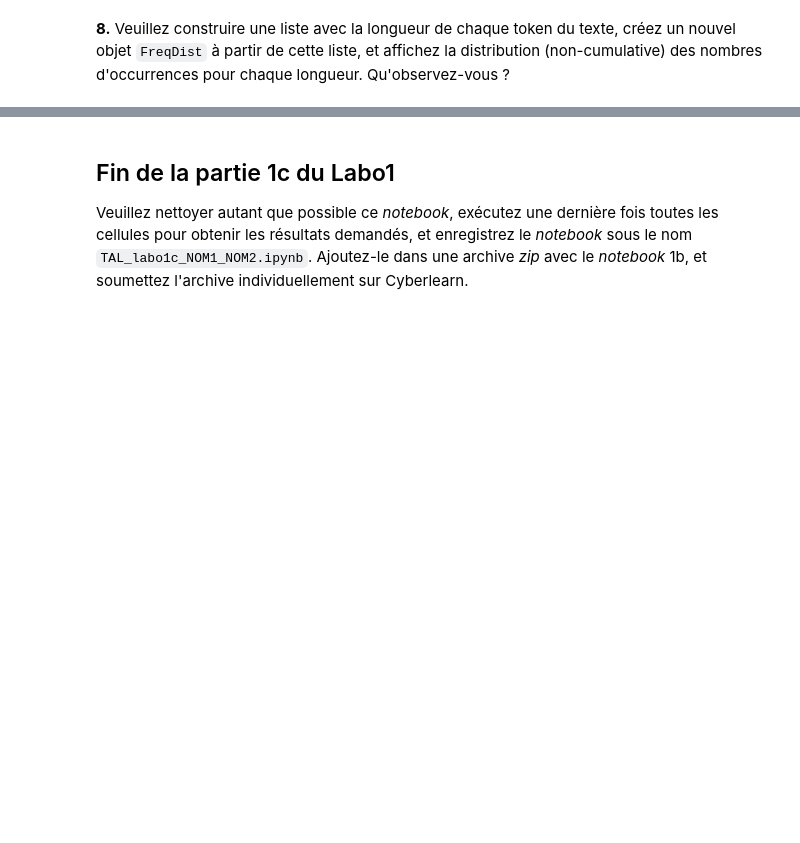
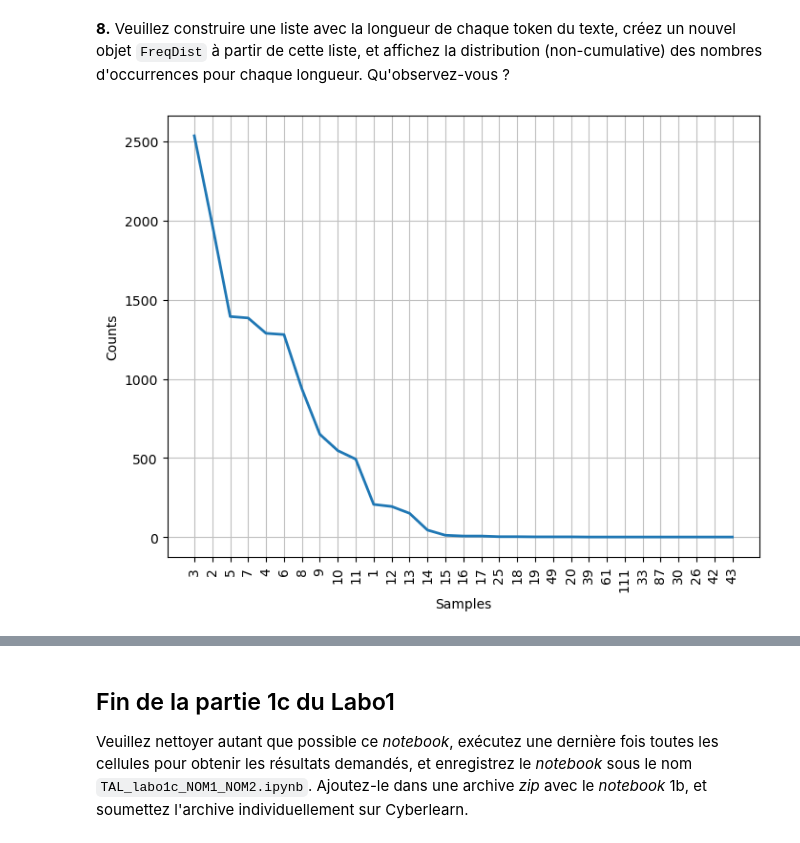
Before and after one commit to GuggisbergSimon/HEIG-TAL-Labos, a Jupyter notebook: TAL_Labo1c_student.ipynb, the cells around one changed output, grey strips where cells are left out. Drawn from its saved outputs; the diff is of its cells as text; code cells hidden in the pictures; blank space fills up the shorter version.

```diff
--- a/TAL_Labo1c_student.ipynb
+++ b/TAL_Labo1c_student.ipynb
@@ -156,0 +136,8 @@ most_common2
+# %%
+plt.figure(figsize=(8, 6))
+lengths = [len(word) for word in words2 if word.isalpha()]
+length_freq_dist = FreqDist(lengths)
+length_freq_dist.plot(cumulative=False)
+plt.show()
+# %% [output]
+[figure, added]
```
Also changed, not shown: parts of 15 cells of this notebook.
